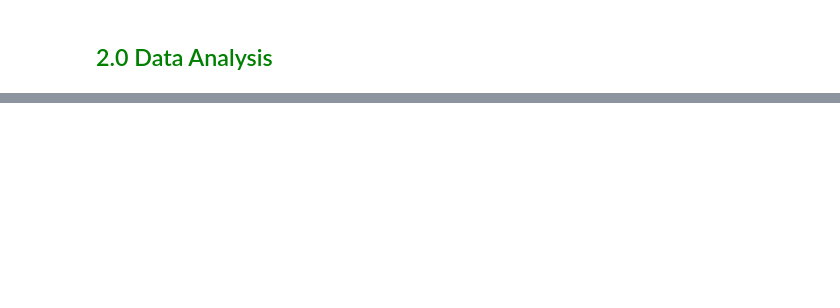
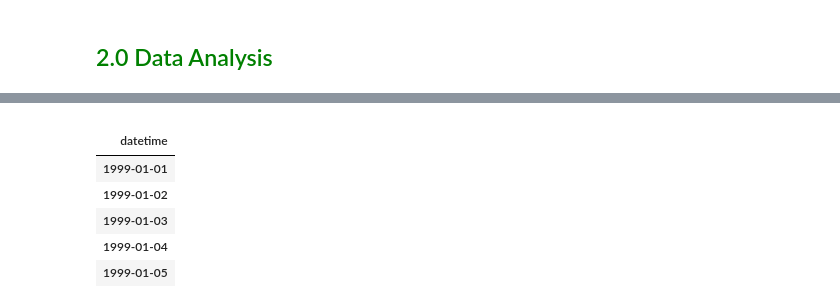
Before and after one commit to Gbekoilias/Eonflux_Capstone_Project_HDSC_FALL_23, a Jupyter notebook: Data_merging.ipynb, the cells around one changed output, grey strips where cells are left out. Saved outputs shown, nothing was run; the diff lists cells and outputs as text; code cells hidden in the pictures; blank space fills up the shorter version.

```diff
--- a/Data_merging.ipynb
+++ b/Data_merging.ipynb
@@ -200,0 +260,10 @@ station_df(stations[0])
+# %%
+df_analyze.head()
+# %% [output]
+|  |
+| datetime |
+| 1999-01-01 |
+| 1999-01-02 |
+| 1999-01-03 |
+| 1999-01-04 |
+| 1999-01-05 |
```
Also changed, not shown: parts of 29 cells of this notebook.
